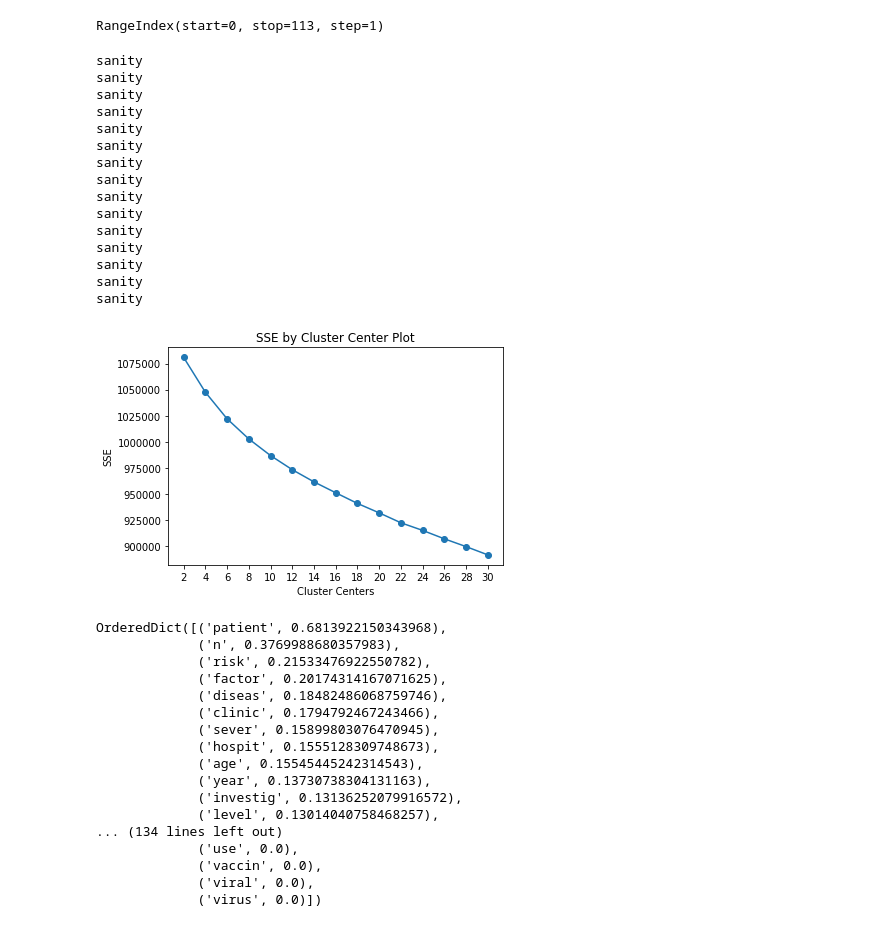
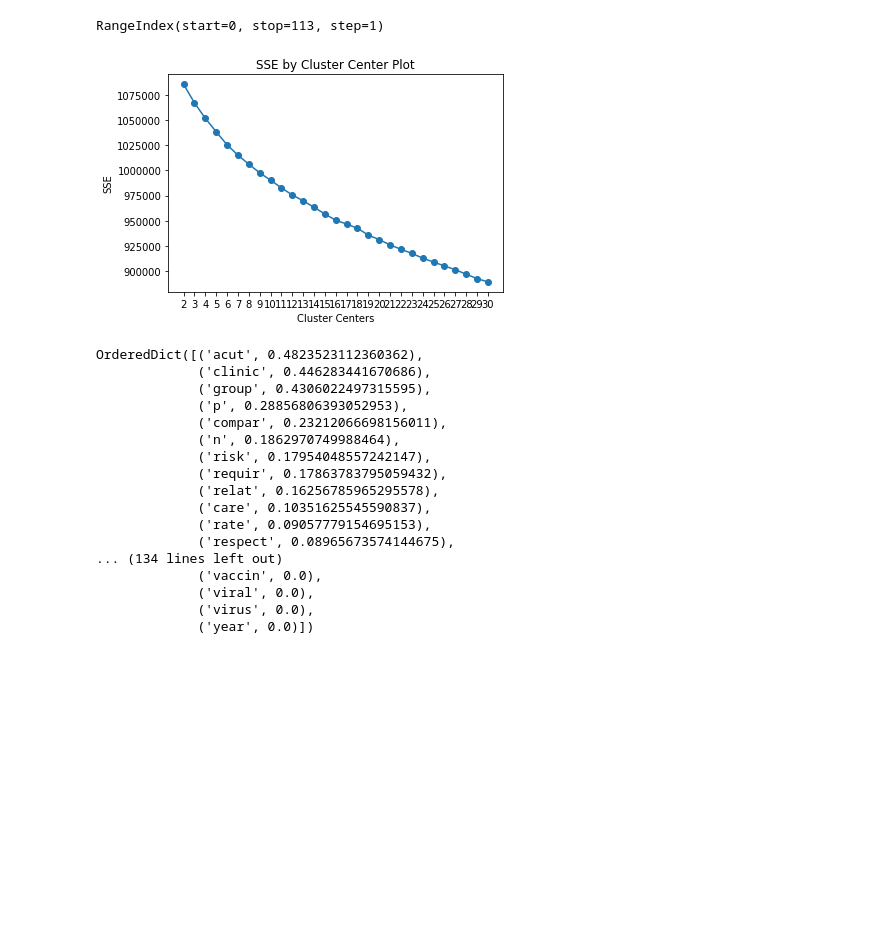
Before and after one commit to jay-feng/CORD-project, a Jupyter notebook: COVID-19 Research Papers K-Means Clustering.ipynb, the cells around one changed output. Drawn from its saved outputs; the diff is of its cells as text; code cells hidden in the pictures; blank space fills up the shorter version.

```diff
--- a/COVID-19 Research Papers K-Means Clustering.ipynb
+++ b/COVID-19 Research Papers K-Means Clustering.ipynb
@@ -125,9 +125,10 @@ adapted from https://towardsdatascience.com/natural-language-processing-feature-
 token_pattern=r'(?u)\b[A-Za-z]+\b' filters out non-alphabetical characters
 """
 
-vectorizer = TfidfVectorizer(min_df = 10, max_df = 0.9, max_features = 150, stop_words = 'english', token_pattern=r'(?u)\b[A-Za-z]+\b')
+vectorizer = TfidfVectorizer(min_df = 10, max_df = 0.8, max_features = 150, stop_words = 'english', token_pattern=r'(?u)\b[A-Za-z]+\b')
 vectors = vectorizer.fit_transform(abstract_list_stemmed)
 feature_names = vectorizer.get_feature_names()
 dense = vectors.todense()
 denselist = dense.tolist()
 df = pd.DataFrame(denselist, columns=feature_names)
+df.head()
@@ -200,43 +177,27 @@ RangeIndex(start=0, stop=113, step=1)
 # %%
 """Creates an elbow plot to identify the ideal number of clusters based on sum of squared errors
 
 copied from https://www.kaggle.com/jbencina/clustering-documents-with-tfidf-and-kmeans
 """
 
 def find_optimal_clusters(data, max_k):
-    iters = range(2, max_k+1, 2)
+    iters = range(2, max_k+1)
 
     sse = []
     for k in iters:
         sse.append(KMeans(n_clusters=k, n_init=20).fit(data).inertia_)
-        print("sanity")
 
     f, ax = plt.subplots(1, 1)
     ax.plot(iters, sse, marker='o')
     ax.set_xlabel('Cluster Centers')
     ax.set_xticks(iters)
     ax.set_xticklabels(iters)
     ax.set_ylabel('SSE')
     ax.set_title('SSE by Cluster Center Plot')
 
 find_optimal_clusters(reduced_df, 30)
 # %% [output]
-sanity
-sanity
-sanity
-sanity
-sanity
-sanity
-sanity
-sanity
-sanity
-sanity
-sanity
-sanity
-sanity
-sanity
-sanity
-[figure, old version]
+[figure, new version]
 # %%
 """Displays an example of the TFIDF vector for a single paper"""
 
@@ -247,23 +208,23 @@ from collections import OrderedDict
 dd = OrderedDict(sorted(row_dict.items(), key=lambda x: x[1], reverse=True))
 dd
 # %% [output]
-OrderedDict([('patient', 0.6813922150343968),
-             ('n', 0.3769988680357983),
-             ('risk', 0.21533476922550782),
-             ('factor', 0.20174314167071625),
-             ('diseas', 0.18482486068759746),
-             ('clinic', 0.1794792467243466),
-             ('sever', 0.15899803076470945),
-             ('hospit', 0.1555128309748673),
-             ('age', 0.15545445242314543),
-             ('year', 0.13730738304131163),
-             ('investig', 0.13136252079916572),
-             ('level', 0.13014040758468257),
+OrderedDict([('acut', 0.4823523112360362),
+             ('clinic', 0.446283441670686),
+             ('group', 0.4306022497315595),
+             ('p', 0.28856806393052953),
+             ('compar', 0.23212066698156011),
+             ('n', 0.1862970749988464),
+             ('risk', 0.17954048557242147),
+             ('requir', 0.17863783795059432),
+             ('relat', 0.16256785965295578),
+             ('care', 0.10351625545590837),
+             ('rate', 0.09057779154695153),
+             ('respect', 0.08965673574144675),
 ... (134 lines left out)
-             ('use', 0.0),
              ('vaccin', 0.0),
              ('viral', 0.0),
-             ('virus', 0.0)])
+             ('virus', 0.0),
+             ('year', 0.0)])
 # %%
 """Adds assigned cluster cloumn to df_partial_abstracts."""
 
```
Also changed, not shown: parts of 9 cells of this notebook, 2 other files.
